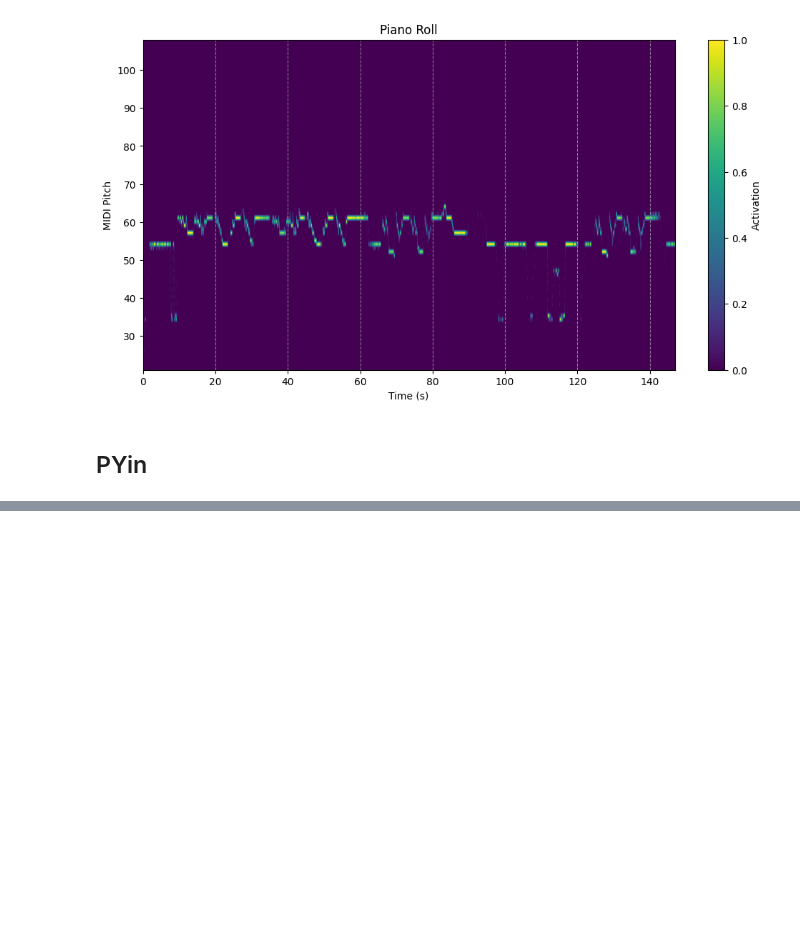
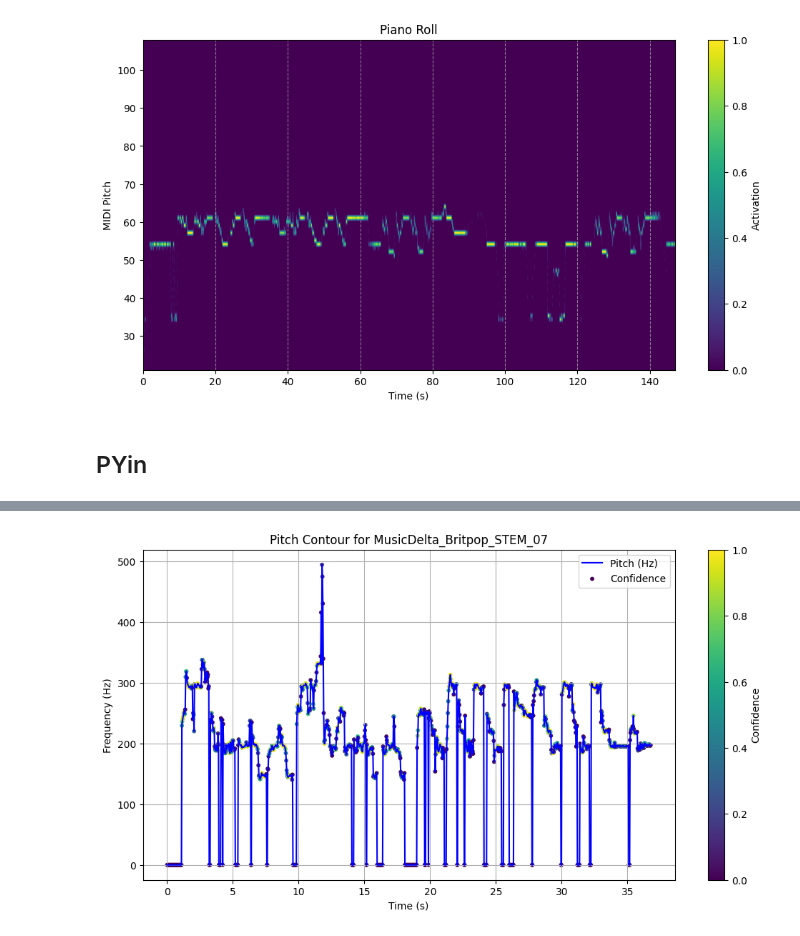
Before and after one commit to Monawang15/crepe, a Jupyter notebook: mir_crepe.ipynb, the cells around one changed output, grey strips where cells are left out. Saved outputs shown, nothing was run; the diff lists cells and outputs as text; code cells hidden in the pictures; blank space fills up the shorter version.

```diff
--- a/mir_crepe.ipynb
+++ b/mir_crepe.ipynb
@@ -503 +438,25 @@ Confidence range: 0.0 to 1.0
+# %%
+import numpy as np
+import matplotlib.pyplot as plt
+
+# Load the saved data
+base_name = "MusicDelta_Britpop_STEM_07"  # Replace with your audio file's base name
+output_dir = "/Volumes/T7/mini_MedleyDB_pitch/processed_pitch_PYin"
+time = np.load(os.path.join(output_dir, f"{base_name}_time.npy"))
+frequency = np.load(os.path.join(output_dir, f"{base_name}_frequency.npy"))
+confidence = np.load(os.path.join(output_dir, f"{base_name}_confidence.npy"))
+
+# Plot the pitch contour
+plt.figure(figsize=(12, 6))
+plt.plot(time, frequency, label="Pitch (Hz)", linewidth=1.5, color="blue")
+plt.scatter(time, frequency, c=confidence, cmap="viridis", s=10, label="Confidence")
+plt.colorbar(label="Confidence")
+plt.xlabel("Time (s)")
+plt.ylabel("Frequency (Hz)")
+plt.title(f"Pitch Contour for {base_name}")
+plt.legend()
+plt.grid()
+plt.show()
+# %% [output]
+[figure, added]
 # %%
```
Also changed, not shown: parts of 7 cells of this notebook.
